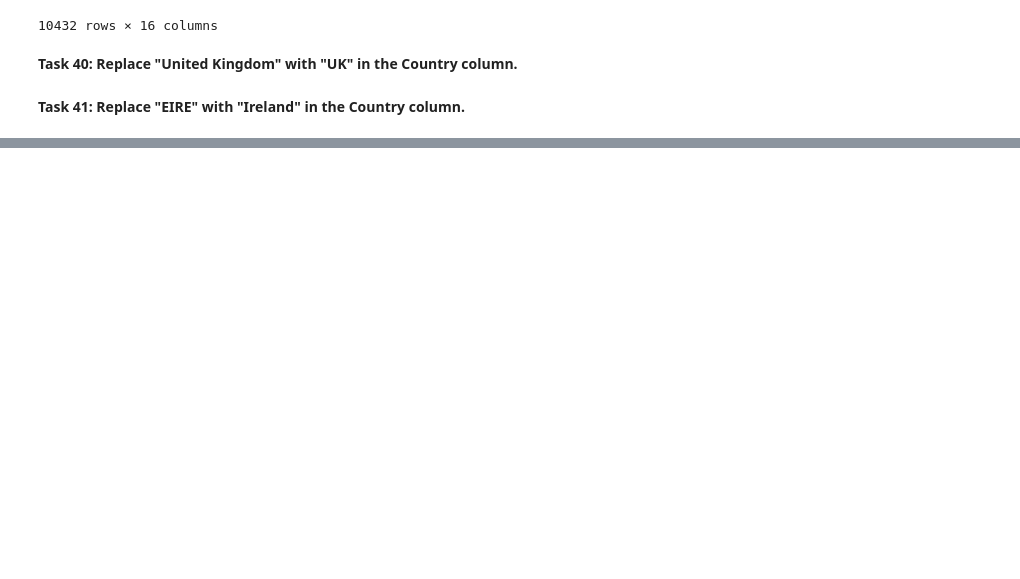
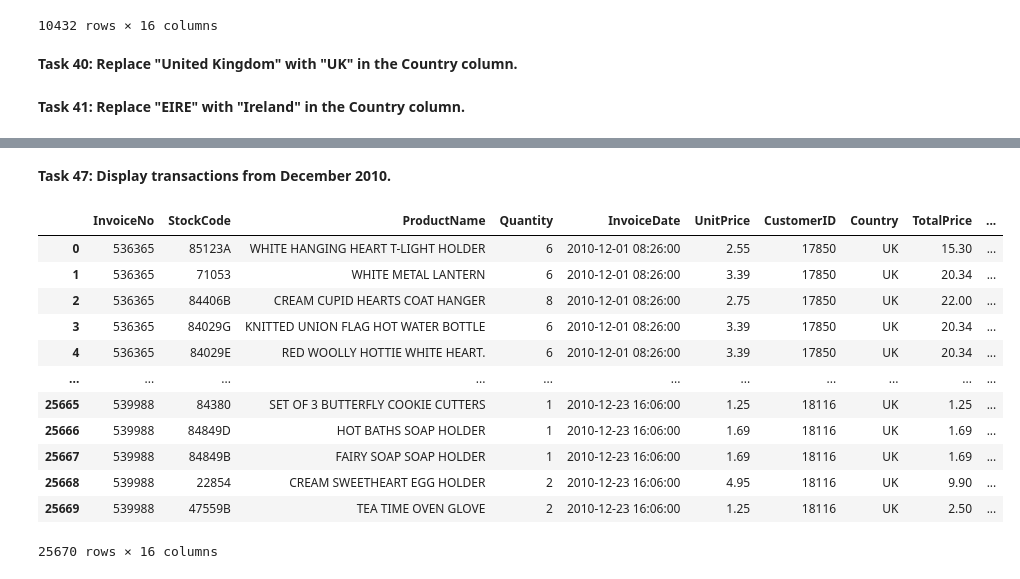
Before and after one commit to Bhagyanandinipillikalla/DataAnalytics, a Jupyter notebook: PandasProject.ipynb, the cells around one changed output, grey strips where cells are left out. Drawn from its saved outputs; the diff is of its cells as text; code cells hidden in the pictures; blank space fills up the shorter version.

```diff
--- a/PandasProject.ipynb
+++ b/PandasProject.ipynb
@@ -410,0 +503,18 @@ df['Country']=df['Country'].replace('EIRE','Ireland')
+# %% [markdown]
+**Task 47: Display transactions from December 2010.**
+# %%
+df[(df['InvoiceDate'].dt.year==2010)&(df['InvoiceDate'].dt.month==12)]
+# %% [output]
+|  | InvoiceNo | StockCode | ProductName | Quantity | InvoiceDate | UnitPrice | CustomerID | Country | TotalPrice | ... |
+| 0 | 536365 | 85123A | WHITE HANGING HEART T-LIGHT HOLDER | 6 | 2010-12-01 08:26:00 | 2.55 | 17850 | UK | 15.30 | ... |
+| 1 | 536365 | 71053 | WHITE METAL LANTERN | 6 | 2010-12-01 08:26:00 | 3.39 | 17850 | UK | 20.34 | ... |
+| 2 | 536365 | 84406B | CREAM CUPID HEARTS COAT HANGER | 8 | 2010-12-01 08:26:00 | 2.75 | 17850 | UK | 22.00 | ... |
+| 3 | 536365 | 84029G | KNITTED UNION FLAG HOT WATER BOTTLE | 6 | 2010-12-01 08:26:00 | 3.39 | 17850 | UK | 20.34 | ... |
+| 4 | 536365 | 84029E | RED WOOLLY HOTTIE WHITE HEART. | 6 | 2010-12-01 08:26:00 | 3.39 | 17850 | UK | 20.34 | ... |
+| ... | ... | ... | ... | ... | ... | ... | ... | ... | ... | ... |
+| 25665 | 539988 | 84380 | SET OF 3 BUTTERFLY COOKIE CUTTERS | 1 | 2010-12-23 16:06:00 | 1.25 | 18116 | UK | 1.25 | ... |
+| 25666 | 539988 | 84849D | HOT BATHS SOAP HOLDER | 1 | 2010-12-23 16:06:00 | 1.69 | 18116 | UK | 1.69 | ... |
+| 25667 | 539988 | 84849B | FAIRY SOAP SOAP HOLDER | 1 | 2010-12-23 16:06:00 | 1.69 | 18116 | UK | 1.69 | ... |
+| 25668 | 539988 | 22854 | CREAM SWEETHEART EGG HOLDER | 2 | 2010-12-23 16:06:00 | 4.95 | 18116 | UK | 9.90 | ... |
+| 25669 | 539988 | 47559B | TEA TIME OVEN GLOVE | 2 | 2010-12-23 16:06:00 | 1.25 | 18116 | UK | 2.50 | ... |
+25670 rows × 16 columns
```
Also changed, not shown: parts of 22 cells of this notebook.
